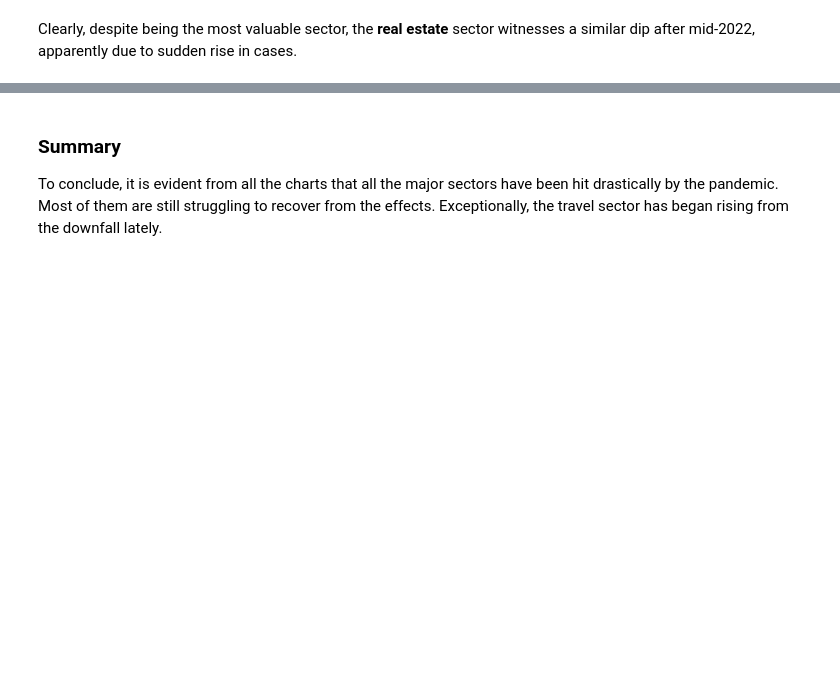
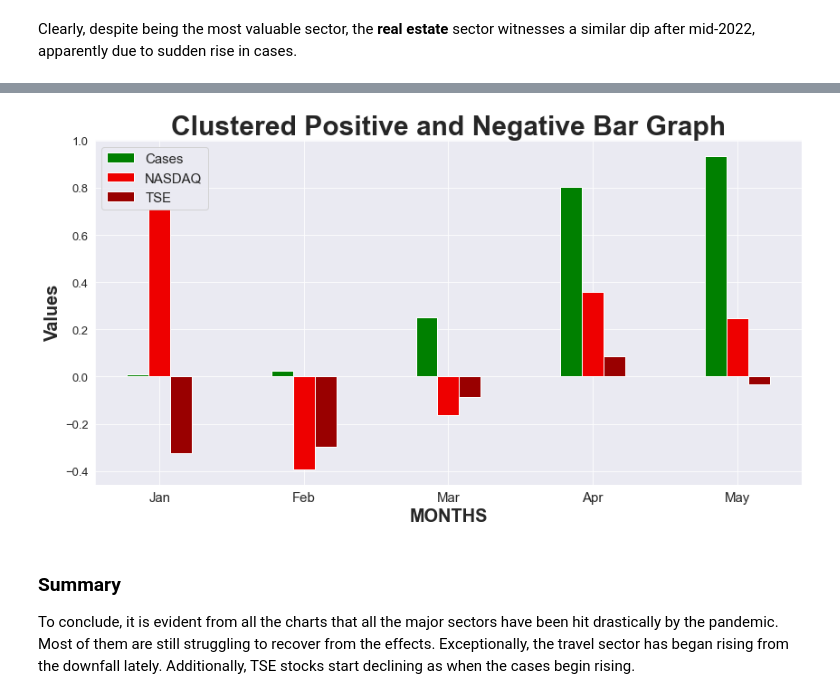
Before and after one commit to ryuukkk/python-project, a Jupyter notebook: main.ipynb, the cells around one changed output, grey strips where cells are left out. Cells and saved outputs as stored; diff of their text form; code cells hidden in the pictures; blank space fills up the shorter version.

```diff
--- a/main.ipynb
+++ b/main.ipynb
@@ -324,3 +324,6 @@ plt.savefig("figures/gantt_real_est.jpg")
 [figure]
 # %% [markdown]
 Clearly, despite being the most valuable sector, the **real estate** sector witnesses a similar dip after mid-2022, apparently due to sudden rise in cases.
+# %%
+recent_data = full_data[(full_data.index>'2020-01-01')&(full_data.index<'2020-06-01')]
+recent_data
@@ -326,0 +345,8 @@ Clearly, despite being the most valuable sector, the **real estate** sector witn
+# %%
+kaam_ka_data = pd.DataFrame(recent_data['cases'])
+kaam_ka_data['nasdaq'] = recent_data.loc[:, 'nasdaq_high'].diff()
+kaam_ka_data['travel'] = recent_data.loc[:, 'travel_high'].diff()
+kaam_ka_data['realest'] = recent_data.loc[:, 'realest_high'].diff()
+kaam_ka_data['metals'] = recent_data.loc[:, 'metals_high'].diff()
+kaam_ka_data['tsx'] = recent_data.loc[:, 'tsx_high'].diff()
+kaam_ka_data
@@ -327,3 +368,51 @@ Clearly, despite being the most valuable sector, the **real estate** sector witn
+# %%
+kaam_ka_data.fillna(0, inplace=True)
+# %%
+kaam_ka_data['date'] = kaam_ka_data.index
+kaam_ka_data['month'] = kaam_ka_data['date'].dt.month
+kaam_ka_data_gr = kaam_ka_data.groupby('month').mean()
+
+x_values = kaam_ka_data_gr['cases']/100000
+nasdaq = kaam_ka_data_gr['nasdaq']
+travel = kaam_ka_data_gr['travel']
+tsx = kaam_ka_data_gr['tsx']
+metals = kaam_ka_data_gr['metals']
+
+# Set the width of each bar
+bar_width = 0.15
+
+# Calculate the positions of the bars on the x-axis
+x1 = np.arange(len(x_values))
+x2 = [x + bar_width for x in x1]
+x3 = [x + bar_width*2 for x in x1]
+
+# Creating the figure and axis objects
+fig, ax = plt.subplots(figsize=(14,7))
+
+ax.bar(x1, x_values, bar_width, color='green', label='Cases')
+ax.bar(x2, nasdaq, bar_width, color='#ee0000', label='NASDAQ')
+ax.bar(x3, tsx, bar_width, color='#990000', label='TSE')
+
+# Displaying the chart
+plt.show()
+
+# Customizing the chart
+ax.set_title('Clustered Positive and Negative Bar Graph', fontsize=30, fontweight="bold")
+ax.set_xlabel('MONTHS', fontsize=20, fontweight="bold")
+ax.set_ylabel('Values', fontsize=20, fontweight="bold")
+xtick_locations = x1 + bar_width  # Positions of the xticks
+xtick_labels = ['Jan', 'Feb', 'Mar', 'Apr', 'May']  # Custom xtick labels
+ax.set_xticks(xtick_locations)
+ax.set_xticklabels(xtick_labels)
+
+ax.tick_params(axis="x", labelsize=15)
+ax.tick_params(axis="y", labelsize=13)
+
+ax.legend(loc="upper left", fontsize=15)
+plt.show()
+# %% [output]
+[figure, added]
 # %% [markdown]
 ### Summary
 To conclude, it is evident from all the charts that all the major sectors have been hit drastically by the pandemic. Most of them are still struggling to recover from the effects. Exceptionally, the travel sector has began rising from the downfall lately.
+Additionally, TSE stocks start declining as when the cases begin rising.
```
Also changed, not shown: parts of 2 cells of this notebook, 1 other file.
